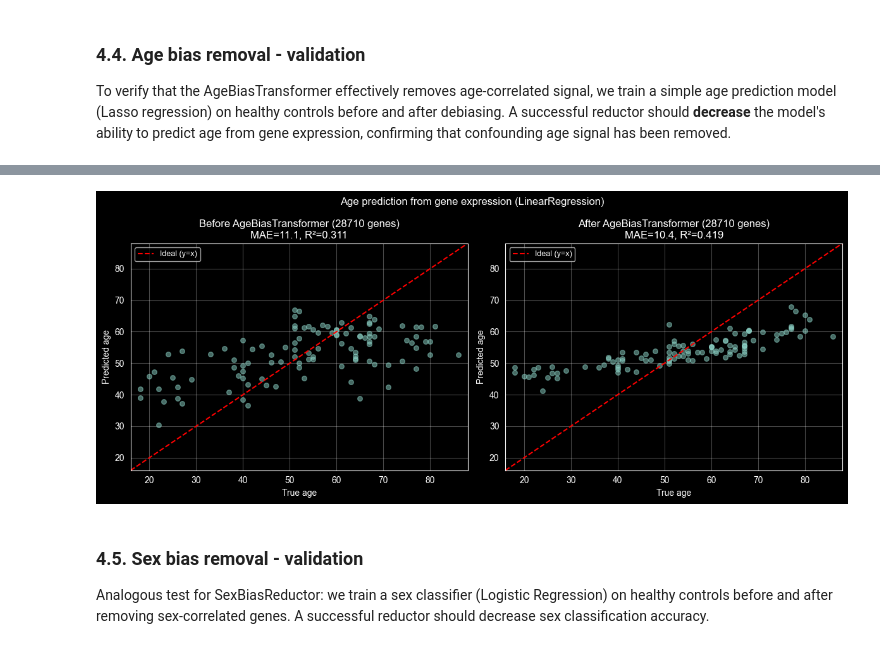
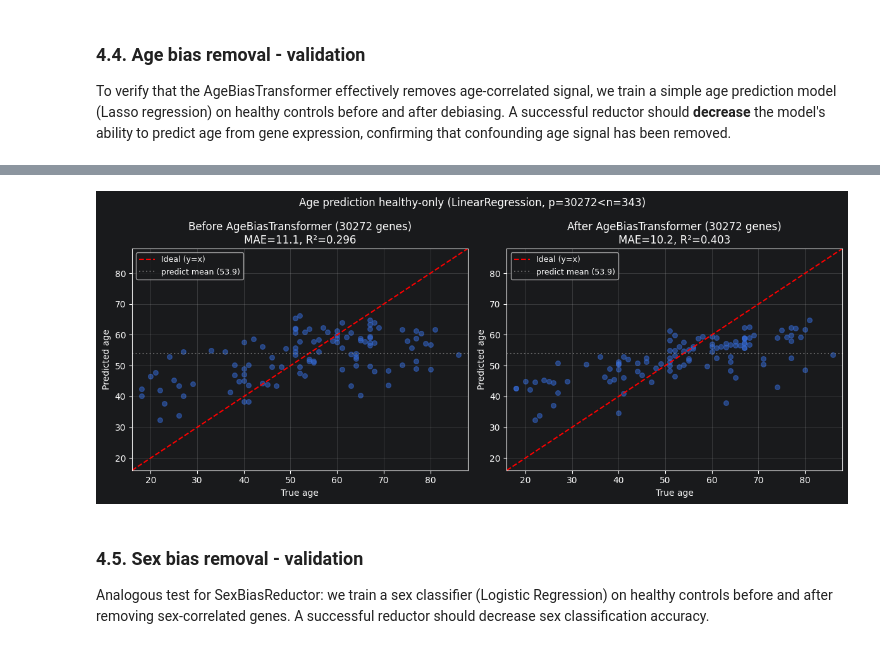
Before and after one commit to kasiaOsowska/pancreatic_canacer_dataset_analysis, a Jupyter notebook: 1_data_preparation.ipynb, the cells around one changed output, grey strips where cells are left out. Saved outputs shown, nothing was run; the diff lists cells and outputs as text; code cells hidden in the pictures.

```diff
--- a/1_data_preparation.ipynb
+++ b/1_data_preparation.ipynb
@@ -42,9 +42,7 @@ from utilz.constans import HEALTHY, DISEASE, CANCER
 from utilz.helpers import plot_split_balance, plot_pca, plot_group_overview
 from utilz.preprocessing_utilz import (
     ConstantExpressionReductor, AnovaFdrReductor,
-    MeanExpressionReductor, CovariatesBiasReductor,
-    WithinGroupVarianceReductor, CovariatesResidualTransformer,
-    AnovaReductor
+    MeanExpressionReductor,  WithinGroupVarianceReductor
 )
 
 
@@ -57,11 +55,9 @@ ds = load_dataset(data_path, meta_path, label_col="Group")
 TEST_SIZE = 0.2
 VALID_SIZE = 0.2
 # Preprocessing hyperparameters
-ANOVA_PERCENTILE = 5
 MEAN_PERCENTILE = 5
-WITHIN_GROUP_VARIANCE_PERCENTILE = 95
 ANOVA_FDR_THRESHOLD = 0.1
-LOG2FC = 0.1
+LOG2FC_THRESHOLD  = np.log2(1.5)
 
 
 print(f"Number of samples: {ds.X.shape[0]}")
@@ -612,62 +597,78 @@ data shape after ConstantExpressionReductor:  (356, 30588)
 
 To verify that the AgeBiasTransformer effectively removes age-correlated signal, we train a simple age prediction model (Lasso regression) on healthy controls before and after debiasing. A successful reductor should **decrease** the model's ability to predict age from gene expression, confirming that confounding age signal has been removed.
 # %%
-from utilz.preprocessing_utilz import CovariatesResidualTransformer
+from utilz.preprocessing_utilz import AgeResidualBootstrapTransformer
+from sklearn.linear_model import LinearRegression
+from sklearn.metrics import mean_absolute_error, r2_score
+import numpy as np
+import matplotlib.pyplot as plt
 
-# Two pipelines: with and without AgeBiasTransformer
-pipe_without_age = Pipeline([
-    ('ConstantExpressionReductor', ConstantExpressionReductor()),
-    ('MeanExpressionReductor', MeanExpressionReductor(percentile=MEAN_PERCENTILE)),
-    ('scaler', StandardScaler()),
-    ('model', LinearRegression()),
-])
-
-pipe_with_age = Pipeline([
-    ('ConstantExpressionReductor', ConstantExpressionReductor()),
-    ('MeanExpressionReductor', MeanExpressionReductor(percentile=MEAN_PERCENTILE)),
-    ('AgeBiasTransformer', CovariatesResidualTransformer(covariate=ds.age, labels=y_encoded)),
-    ('scaler', StandardScaler()),
-    ('model', LinearRegression()),
-])
+TIGHT_MEAN_PERCENTILE = 99.9
 
 age = ds.age.dropna().astype(int)
 tr_idx = X_train.index.intersection(age.index)
 te_idx = X_test.index.intersection(age.index)
 
-# --- Before AgeBiasTransformer ---
+pipe_without_age = Pipeline([
+    ('ConstantExpressionReductor', ConstantExpressionReductor()),
+    #('MeanExpressionReductor',     MeanExpressionReductor(percentile=TIGHT_MEAN_PERCENTILE)),
+    ('scaler',                     StandardScaler()),
+    ('model',                      LinearRegression()),
+])
+
+pipe_with_age = Pipeline([
+    ('ConstantExpressionReductor', ConstantExpressionReductor()),
+    #('MeanExpressionReductor',     MeanExpressionReductor(percentile=TIGHT_MEAN_PERCENTILE)),
+    ('multi_resid', MultiCovariateResidualBootstrapTransformer(
+        covariates=cov, labels=y_train,
+        n_bootstrap=500, fdr_alpha=0.05, min_r2=0.05, cv_threshold_pct=30.0,
+    )),
+    ('scaler',                     StandardScaler()),
+    ('model',                      LinearRegression()),
+])
+
+# >>> USUNIETO DRUGI BLOK NADPISUJACY tr_idx/te_idx/age <<<
+
+# fit + predict
 pipe_without_age.fit(X_train.loc[tr_idx], age.loc[tr_idx])
 pred_before = pipe_without_age.predict(X_test.loc[te_idx])
-n_before = pipe_without_age[:-1].transform(X_test.loc[te_idx]).shape[1]
-mae_before = mean_absolute_error(age.loc[te_idx], pred_before)
-r2_before = pipe_without_age.score(X_test.loc[te_idx], age.loc[te_idx])
+n_before    = pipe_without_age[:-1].transform(X_test.loc[te_idx]).shape[1]
+mae_before  = mean_absolute_error(age.loc[te_idx], pred_before)
+r2_before   = r2_score(age.loc[te_idx], pred_before)
 
-# --- After AgeBiasTransformer ---
 pipe_with_age.fit(X_train.loc[tr_idx], age.loc[tr_idx])
-pred_after = pipe_with_age.predict(X_test.loc[te_idx])
-n_after = pipe_with_age[:-1].transform(X_test.loc[te_idx]).shape[1]
-mae_after = mean_absolute_error(age.loc[te_idx], pred_after)
-r2_after = pipe_with_age.score(X_test.loc[te_idx], age.loc[te_idx])
+pred_after  = pipe_with_age.predict(X_test.loc[te_idx])
+n_after     = pipe_with_age[:-1].transform(X_test.loc[te_idx]).shape[1]
+mae_after   = mean_absolute_error(age.loc[te_idx], pred_after)
+r2_after    = r2_score(age.loc[te_idx], pred_after)
 
-print(f"Before AgeBiasTransformer ({n_before} genes): MAE={mae_before:.2f} years, R²={r2_before:.4f}")
-print(f"After AgeBiasTransformer  ({n_after} genes):  MAE={mae_after:.2f} years, R²={r2_after:.4f}")
+mean_age  = age.loc[tr_idx].mean()
+mae_mean  = mean_absolute_error(age.loc[te_idx], np.full(len(te_idx), mean_age))
 
-# Plot
+n_samples = len(tr_idx)
+print(f"n_samples (healthy z age) = {n_samples}")
+print(f"p_before  = {n_before}  ratio n/p = {n_samples/n_before:.1f}")
+print()
+print(f"Before AgeBiasTransformer ({n_before:>4} genes):  MAE={mae_before:5.2f}  R^2={r2_before:+.4f}")
+print(f"After  AgeBiasTransformer ({n_after:>4} genes):  MAE={mae_after:5.2f}  R^2={r2_after:+.4f}")
+print(f"--- BASELINE (predict mean = {mean_age:.1f}):    MAE={mae_mean:5.2f}  R^2= 0.0000")
+
+# plot bez zmian
 y_true = age.loc[te_idx]
 fig, (ax1, ax2) = plt.subplots(1, 2, figsize=(12, 5))
-
 for ax, pred, n, mae, r2, title in [
     (ax1, pred_before, n_before, mae_before, r2_before, "Before AgeBiasTransformer"),
-    (ax2, pred_after, n_after, mae_after, r2_after, "After AgeBiasTransformer"),
+    (ax2, pred_after,  n_after,  mae_after,  r2_after,  "After AgeBiasTransformer"),
 ]:
     lim = [min(y_true.min(), pred.min()) - 2, max(y_true.max(), pred.max()) + 2]
     ax.scatter(y_true, pred, alpha=0.5, s=30)
     ax.plot(lim, lim, 'r--', label='Ideal (y=x)')
+    ax.axhline(mean_age, color='gray', ls=':', alpha=0.7,
+               label=f'predict mean ({mean_age:.1f})')
     ax.set(xlim=lim, ylim=lim, xlabel="True age", ylabel="Predicted age",
            title=f"{title} ({n} genes)\nMAE={mae:.1f}, R²={r2:.3f}")
-    ax.legend(fontsize=9)
-    ax.grid(alpha=0.3)
-
-plt.suptitle("Age prediction from gene expression (LinearRegression)", fontsize=12)
+    ax.legend(fontsize=9); ax.grid(alpha=0.3)
+plt.suptitle(f"Age prediction healthy-only (LinearRegression, p={n_before}<n={n_samples})", fontsize=12)
 plt.tight_layout()
 plt.show()
 # %% [output]
@@ -691,4 +693,4 @@ After AgeBiasTransformer  (28710 genes):  MAE=10.38 years, R²=0.4193
-[figure, old version]
+[figure, new version]
 # %% [markdown]
 ### 4.5. Sex bias removal - validation
 
```
Also changed, not shown: parts of 8 cells of this notebook, 17 other files.
